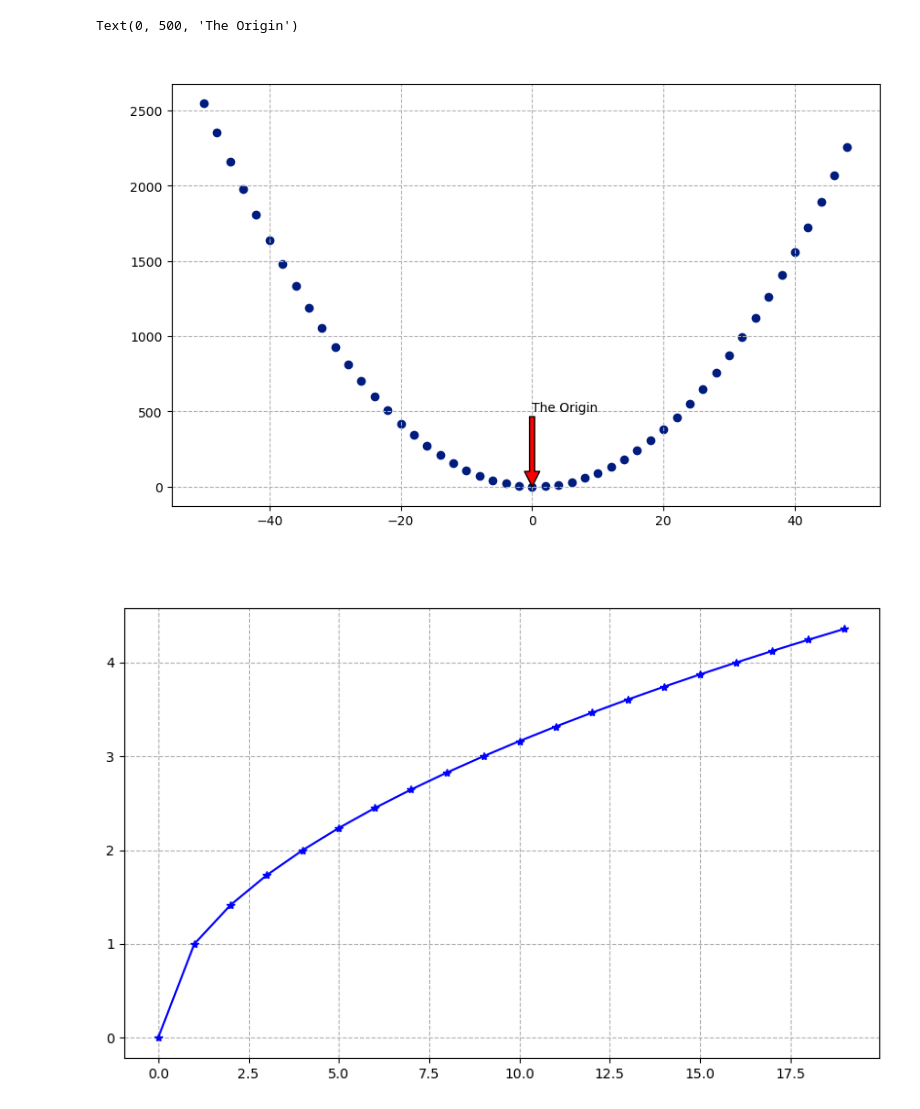
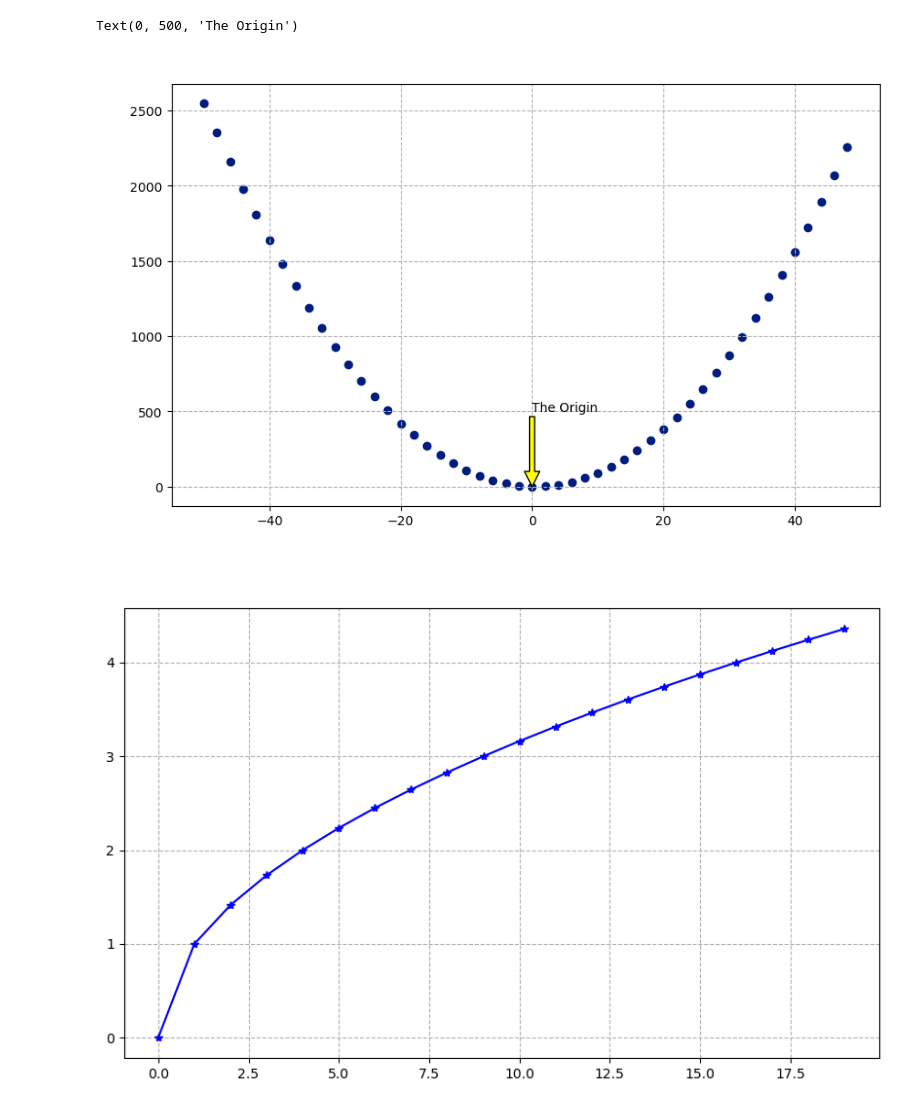
Before and after one commit to Garrett-Arnett/numpy-pandas-visualization-exercises, a Jupyter notebook: matplotlib_exercises.ipynb, the cells around one changed output. Saved outputs shown, nothing was run; the diff lists cells and outputs as text; code cells hidden in the pictures.

```diff
--- a/matplotlib_exercises.ipynb
+++ b/matplotlib_exercises.ipynb
@@ -8,22 +8,22 @@ import pandas as pd
 # %%
 # 1. Use matplotlib to plot the following equation.  y=x^2 - x + 2
 # You'll need to write the code that generates the x and y points.
 # Add an anotation for the point 0, 0, the origin.
 plt.style.use('seaborn-dark-palette')
 plt.figure(figsize = (10,6))
 x = range(-50, 50, 2)
 y = [ n ** 2 - n for n in x]
 plt.scatter(x,y)
 plt.title('$y = x^2-x+2$', color = 'w')
 
 plt.xlabel('$x$', fontsize = 14, color = 'w')
 plt.ylabel('$x^2-x+2$', fontsize = 14, color = 'w')
 plt.grid(True, ls = '--')
 
-plt.annotate('The Origin', xy = (0, 0), xytext = (0, 500), arrowprops = dict(facecolor = 'red'))
+plt.annotate('The Origin', xy = (0, 0), xytext = (0, 500), arrowprops = dict(facecolor = 'yellow'))
 # %% [output]
 Text(0, 500, 'The Origin')
-[figure, old version]
+[figure, new version]
 # %%
 # 2. Create and label 4 separate charts for the following equations
 # (choose a range for x that makes sense):
```
